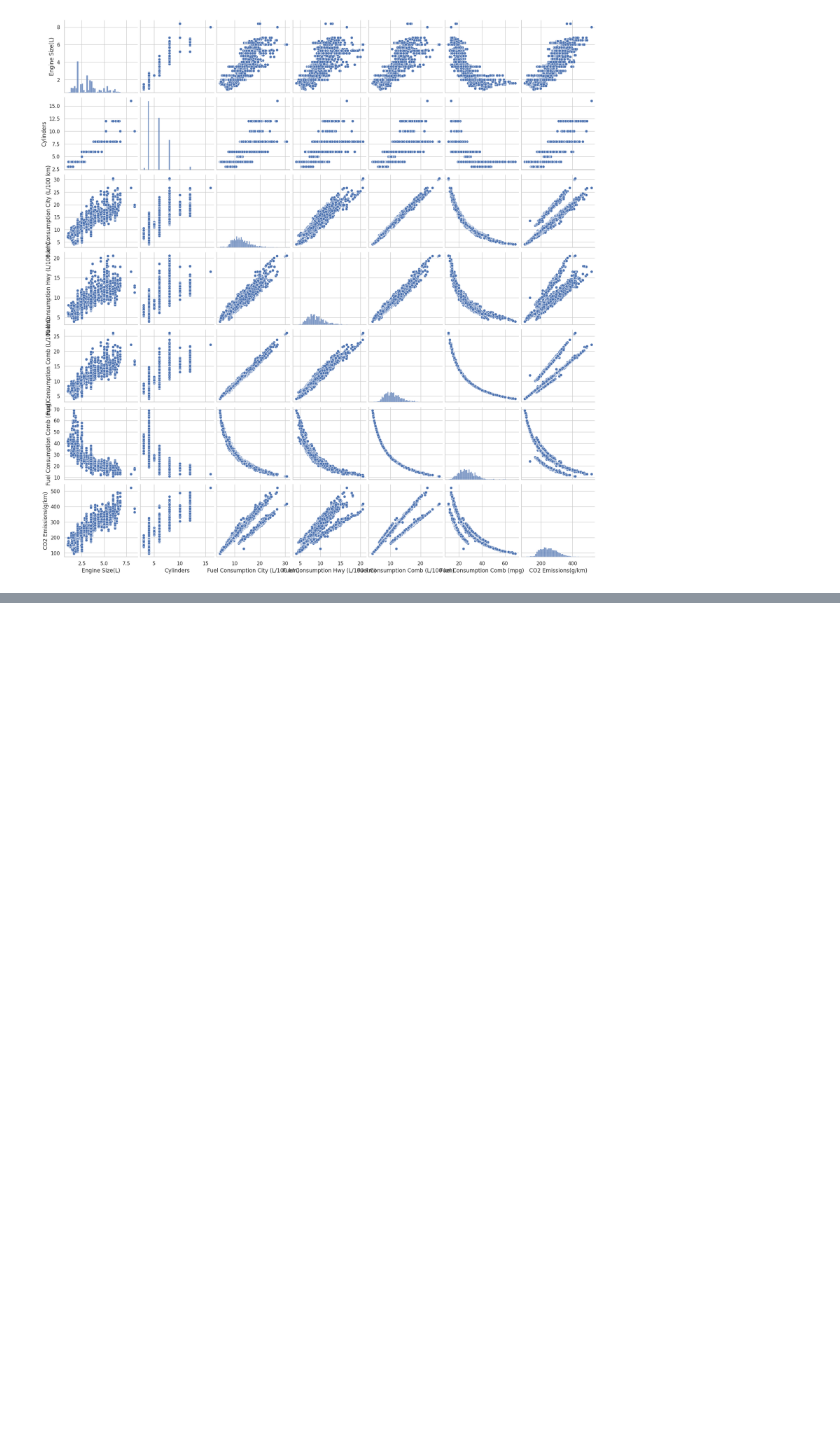
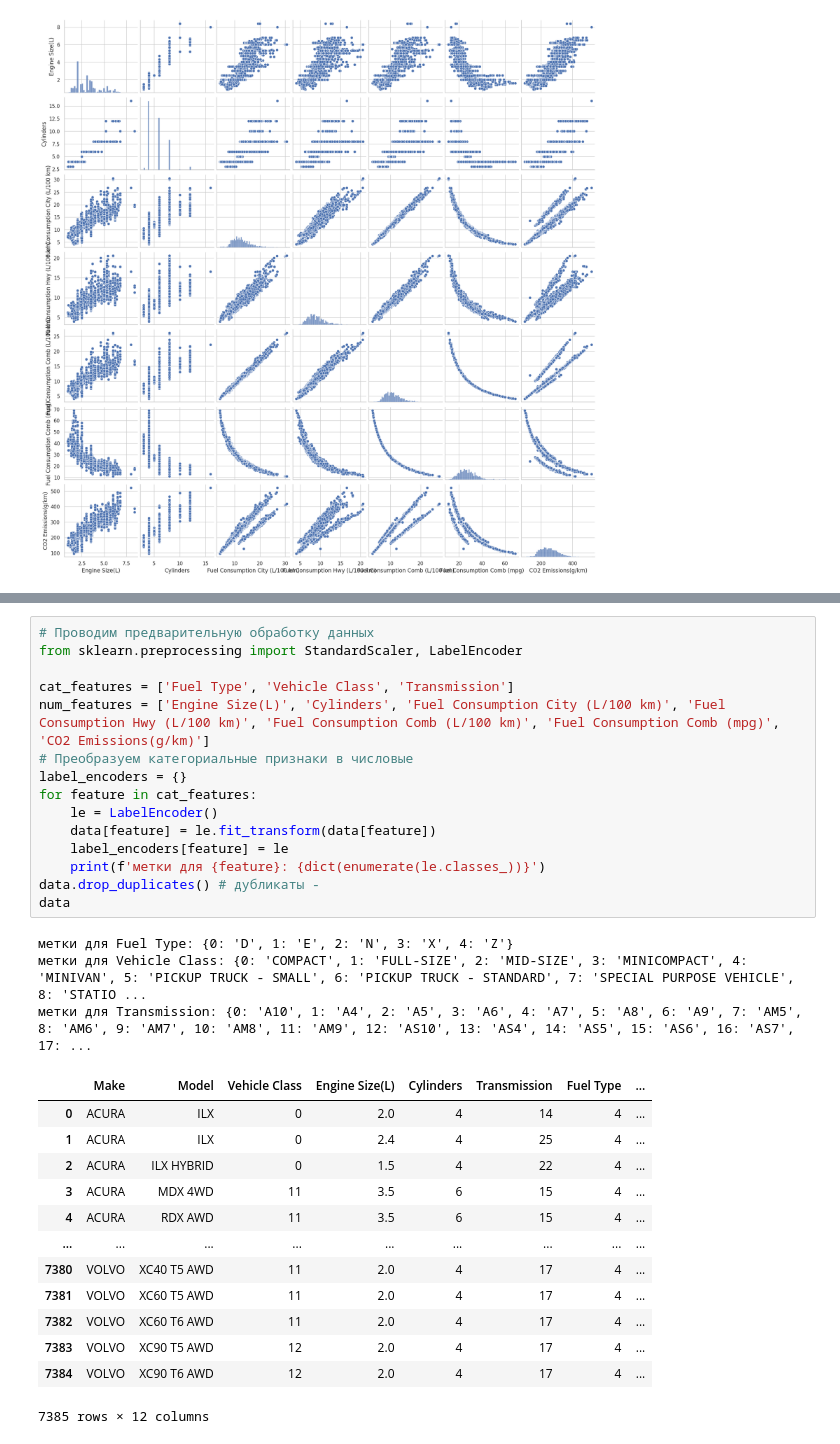
Before and after one commit to WanyaKruk/DZ-5, a Jupyter notebook: DZ_5.ipynb, the cells around one changed output, grey strips where cells are left out. Cells and saved outputs as stored; diff of their text form; blank space fills up the shorter version.

```diff
--- a/DZ_5.ipynb
+++ b/DZ_5.ipynb
@@ -141,0 +172,32 @@ plt.show()
+# %%
+# Проводим предварительную обработку данных
+from sklearn.preprocessing import StandardScaler, LabelEncoder
+
+cat_features = ['Fuel Type', 'Vehicle Class', 'Transmission']
+num_features = ['Engine Size(L)', 'Cylinders', 'Fuel Consumption City (L/100 km)', 'Fuel Consumption Hwy (L/100 km)', 'Fuel Consumption Comb (L/100 km)', 'Fuel Consumption Comb (mpg)', 'CO2 Emissions(g/km)']
+# Преобразуем категориальные признаки в числовые
+label_encoders = {}
+for feature in cat_features:
+    le = LabelEncoder()
+    data[feature] = le.fit_transform(data[feature])
+    label_encoders[feature] = le
+    print(f'метки для {feature}: {dict(enumerate(le.classes_))}')
+data.drop_duplicates() # дубликаты -
+data
+# %% [output]
+метки для Fuel Type: {0: 'D', 1: 'E', 2: 'N', 3: 'X', 4: 'Z'}
+метки для Vehicle Class: {0: 'COMPACT', 1: 'FULL-SIZE', 2: 'MID-SIZE', 3: 'MINICOMPACT', 4: 'MINIVAN', 5: 'PICKUP TRUCK - SMALL', 6: 'PICKUP TRUCK - STANDARD', 7: 'SPECIAL PURPOSE VEHICLE', 8: 'STATIO ...
+метки для Transmission: {0: 'A10', 1: 'A4', 2: 'A5', 3: 'A6', 4: 'A7', 5: 'A8', 6: 'A9', 7: 'AM5', 8: 'AM6', 9: 'AM7', 10: 'AM8', 11: 'AM9', 12: 'AS10', 13: 'AS4', 14: 'AS5', 15: 'AS6', 16: 'AS7', 17: ...
+|  | Make | Model | Vehicle Class | Engine Size(L) | Cylinders | Transmission | Fuel Type | ... |
+| 0 | ACURA | ILX | 0 | 2.0 | 4 | 14 | 4 | ... |
+| 1 | ACURA | ILX | 0 | 2.4 | 4 | 25 | 4 | ... |
+| 2 | ACURA | ILX HYBRID | 0 | 1.5 | 4 | 22 | 4 | ... |
+| 3 | ACURA | MDX 4WD | 11 | 3.5 | 6 | 15 | 4 | ... |
+| 4 | ACURA | RDX AWD | 11 | 3.5 | 6 | 15 | 4 | ... |
+| ... | ... | ... | ... | ... | ... | ... | ... | ... |
+| 7380 | VOLVO | XC40 T5 AWD | 11 | 2.0 | 4 | 17 | 4 | ... |
+| 7381 | VOLVO | XC60 T5 AWD | 11 | 2.0 | 4 | 17 | 4 | ... |
+| 7382 | VOLVO | XC60 T6 AWD | 11 | 2.0 | 4 | 17 | 4 | ... |
+| 7383 | VOLVO | XC90 T5 AWD | 12 | 2.0 | 4 | 17 | 4 | ... |
+| 7384 | VOLVO | XC90 T6 AWD | 12 | 2.0 | 4 | 17 | 4 | ... |
+7385 rows × 12 columns
```
Also changed, not shown: parts of 7 cells of this notebook.
